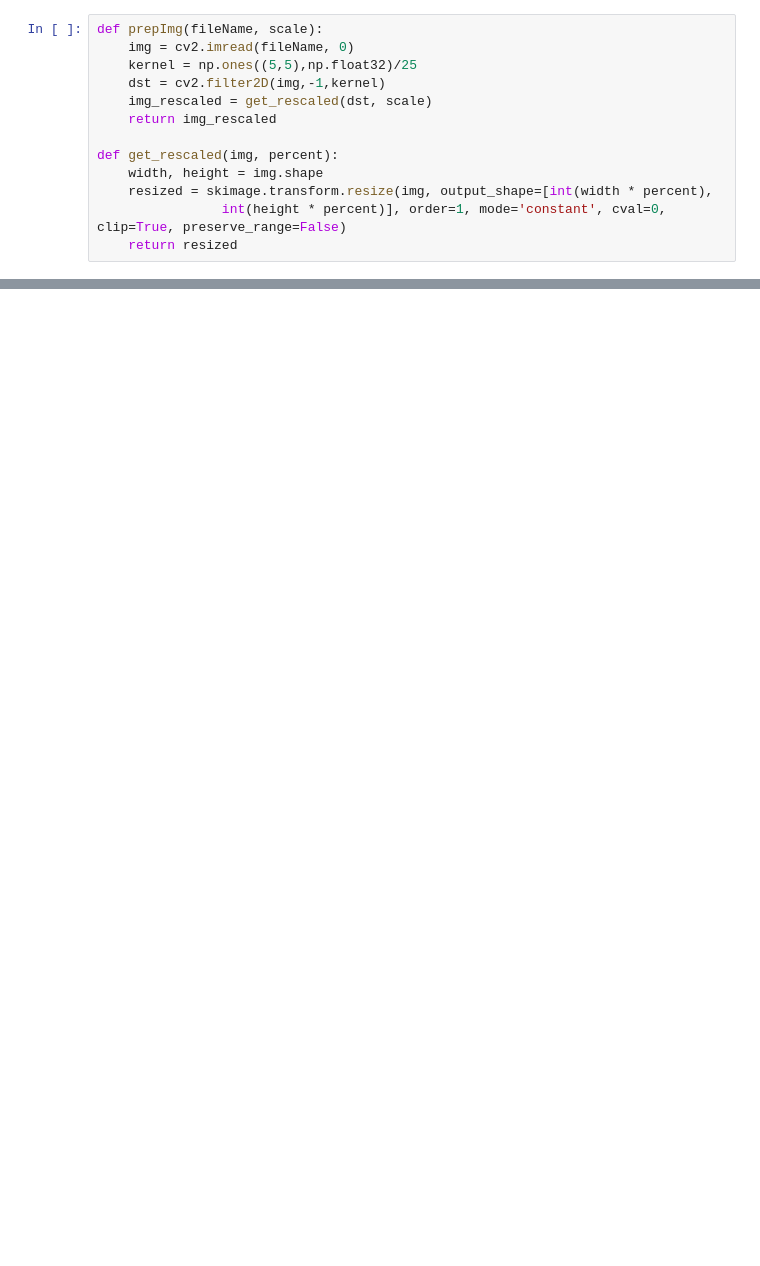
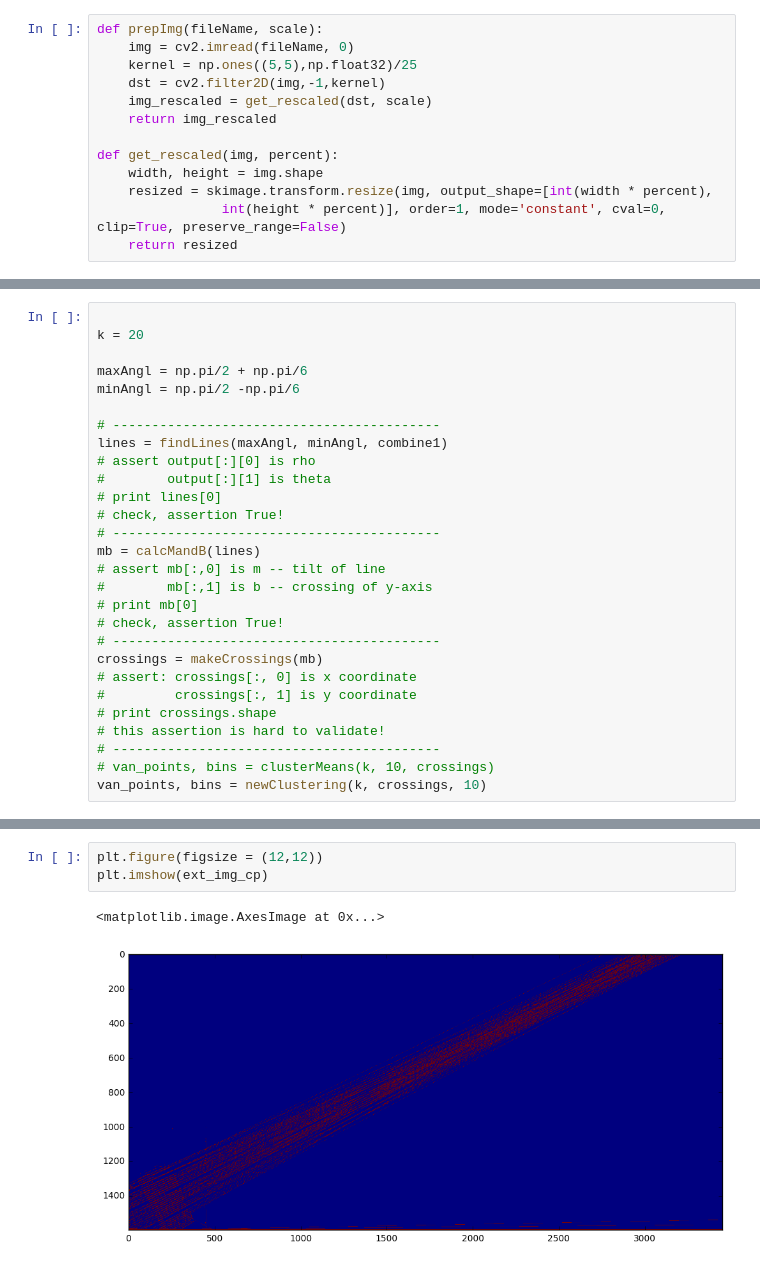
Before and after one commit to olaroos/textrec, a Jupyter notebook: findLines.ipynb, the cells around one changed output, grey strips where cells are left out. Cells and saved outputs as stored; diff of their text form; blank space fills up the shorter version.

```diff
--- a/findLines.ipynb
+++ b/findLines.ipynb
@@ -434,0 +330,28 @@ NameError: name 'idx1' is not defined
+# %%
+
+k = 20
+
+maxAngl = np.pi/2 + np.pi/6
+minAngl = np.pi/2 -np.pi/6
+
+# ------------------------------------------
+lines = findLines(maxAngl, minAngl, combine1)
+# assert output[:][0] is rho
+#        output[:][1] is theta
+# print lines[0]
+# check, assertion True!
+# ------------------------------------------
+mb = calcMandB(lines)
+# assert mb[:,0] is m -- tilt of line
+#        mb[:,1] is b -- crossing of y-axis
+# print mb[0]
+# check, assertion True!
+# ------------------------------------------
+crossings = makeCrossings(mb)
+# assert: crossings[:, 0] is x coordinate
+#         crossings[:, 1] is y coordinate
+# print crossings.shape
+# this assertion is hard to validate!
+# ------------------------------------------
+# van_points, bins = clusterMeans(k, 10, crossings)
+van_points, bins = newClustering(k, crossings, 10)
@@ -434,0 +530,6 @@ NameError: name 'idx1' is not defined
+# %%
+plt.figure(figsize = (12,12))
+plt.imshow(ext_img_cp)
+# %% [output]
+<matplotlib.image.AxesImage at 0x...>
+[figure, added]
```
Also changed, not shown: parts of 22 cells of this notebook, 5 other files.
